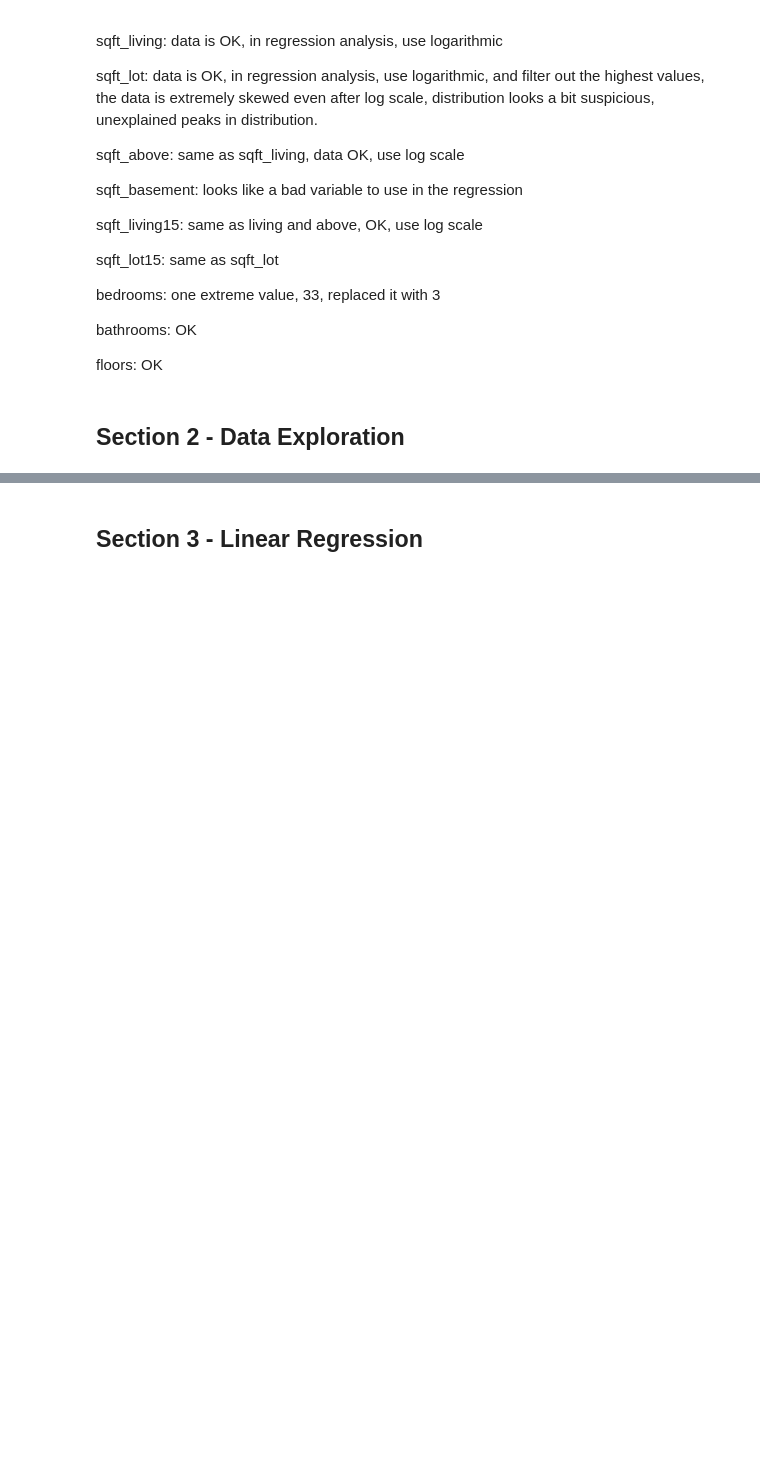
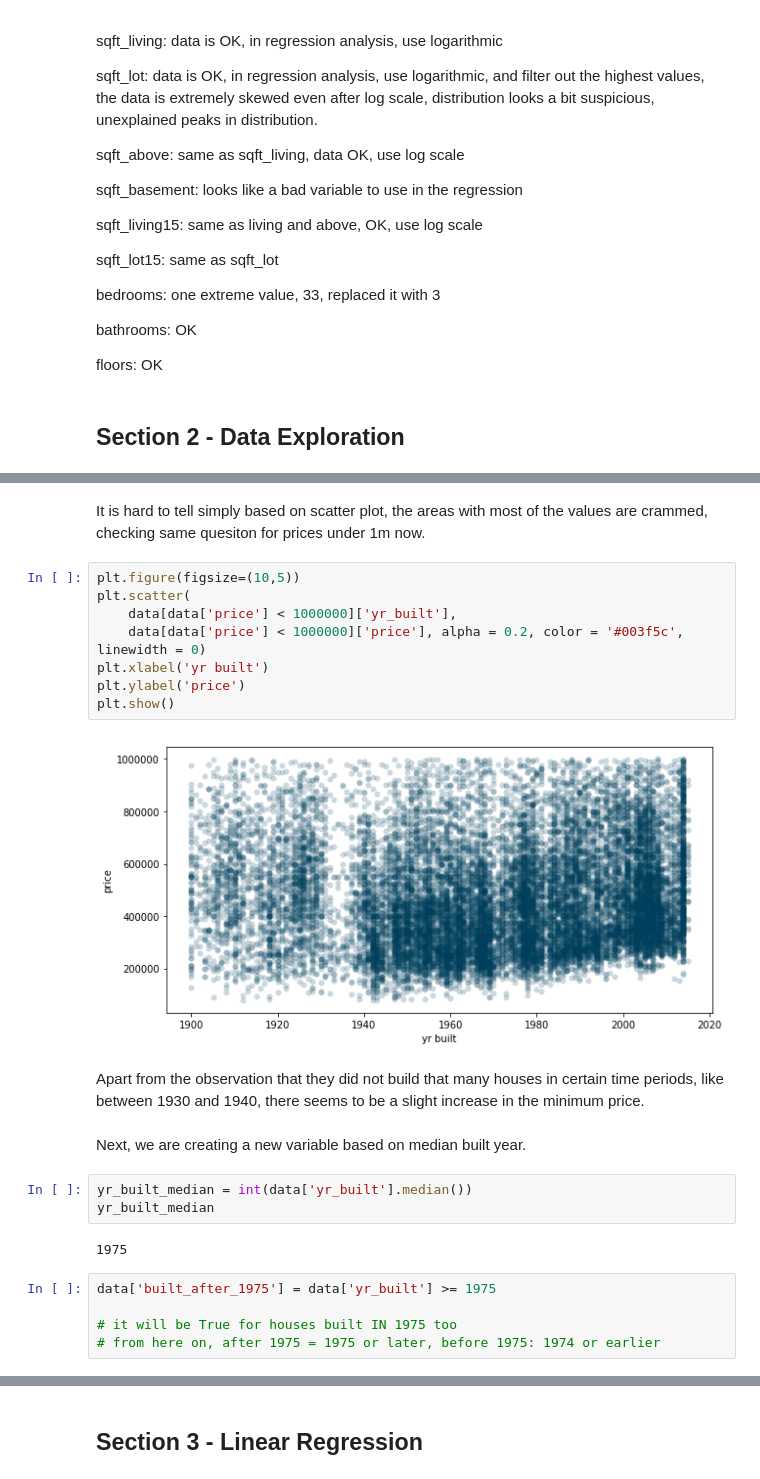
Before and after one commit to MatePocs/kings_county_housing, a Jupyter notebook: index.ipynb, the cells around one changed output, grey strips where cells are left out. Saved outputs shown, nothing was run; the diff lists cells and outputs as text; blank space fills up the shorter version.

```diff
--- a/index.ipynb
+++ b/index.ipynb
@@ -867,0 +884,26 @@ floors: OK
+# %% [markdown]
+It is hard to tell simply based on scatter plot, the areas with most of the values are crammed, checking same quesiton for prices under 1m now.
+# %%
+plt.figure(figsize=(10,5))
+plt.scatter(
+    data[data['price'] < 1000000]['yr_built'],
+    data[data['price'] < 1000000]['price'], alpha = 0.2, color = '#003f5c', linewidth = 0)
+plt.xlabel('yr built')
+plt.ylabel('price')
+plt.show()
+# %% [output]
+[figure, added]
+# %% [markdown]
+Apart from the observation that they did not build that many houses in certain time periods, like between 1930 and 1940, there seems to be a slight increase in the minimum price.
+# %% [markdown]
+Next, we are creating a new variable based on median built year.
+# %%
+yr_built_median = int(data['yr_built'].median())
+yr_built_median
+# %% [output]
+1975
+# %%
+data['built_after_1975'] = data['yr_built'] >= 1975
+
+# it will be True for houses built IN 1975 too
+# from here on, after 1975 = 1975 or later, before 1975: 1974 or earlier
```
Also changed, not shown: parts of 52 cells of this notebook.
